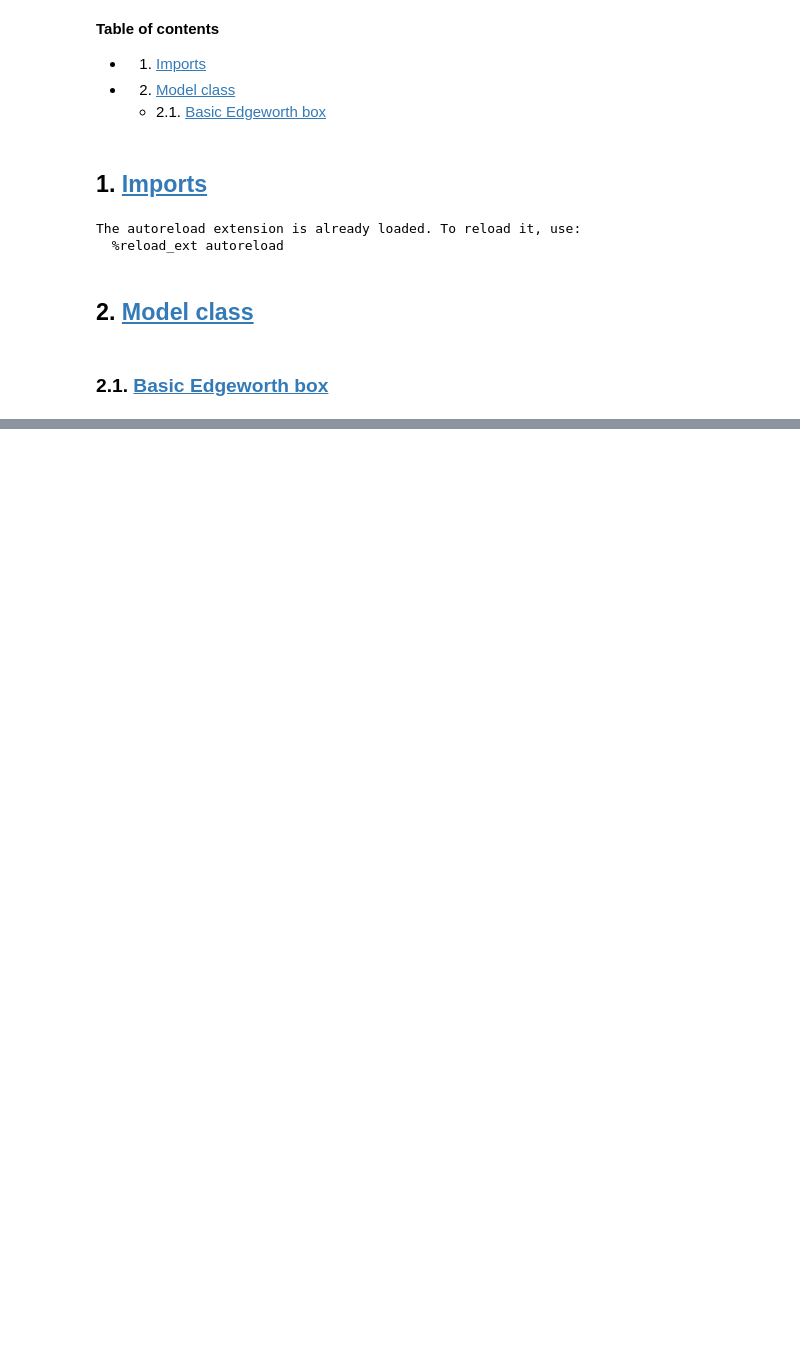
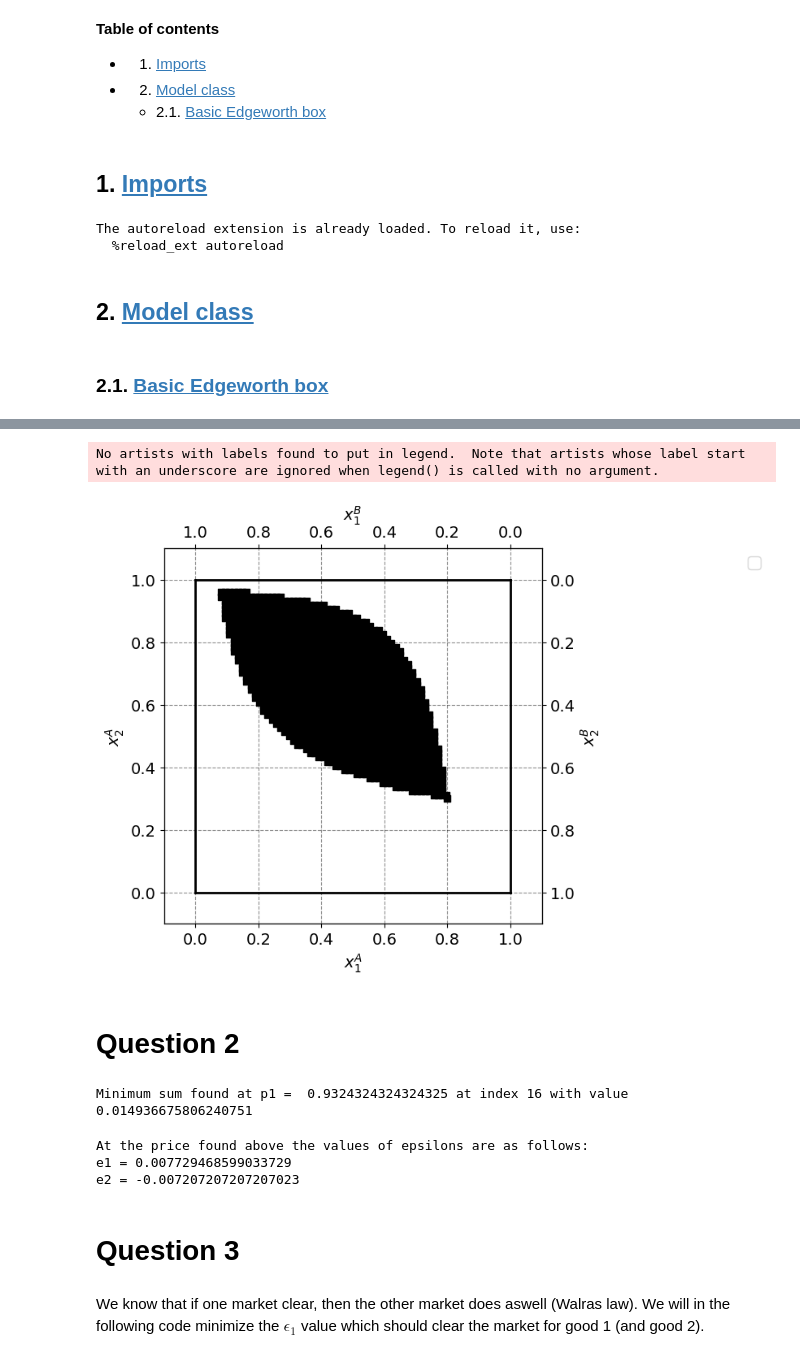
Before and after one commit to zth948/Jens-og-Simon, a Jupyter notebook: Projects/InauguralProject2024.ipynb, the cells around one changed output, grey strips where cells are left out. Saved outputs shown, nothing was run; the diff lists cells and outputs as text; code cells hidden in the pictures; blank space fills up the shorter version.

```diff
--- a/Projects/InauguralProject2024.ipynb
+++ b/Projects/InauguralProject2024.ipynb
@@ -103,0 +108,77 @@ ax_A.scatter(xa,xb,marker='s',color='red',label='endowment2')
+# %%
+par = model.par
+# a. total endowment
+w1bar = 1.0
+w2bar = 1.0
+
+# b. figure set up
+fig = plt.figure(frameon=False,figsize=(6,6), dpi=100)
+ax_A = fig.add_subplot(1, 1, 1)
+
+ax_A.set_xlabel("$x_1^A$")
+ax_A.set_ylabel("$x_2^A$")
+
+temp = ax_A.twinx()
+temp.set_ylabel("$x_2^B$")
+ax_B = temp.twiny()
+ax_B.set_xlabel("$x_1^B$")
+ax_B.invert_xaxis()
+ax_B.invert_yaxis()
+
+# Inserting out results in the Edgeworth Box
+for i in better_pairs:
+    ax_A.scatter(i[0],i[1],marker='s',color='black')
+
+ax_A.scatter(par.w1A,par.w2A,marker='s',color='black')
+
+# limits
+ax_A.plot([0,w1bar],[0,0],lw=2,color='black')
+ax_A.plot([0,w1bar],[w2bar,w2bar],lw=2,color='black')
+ax_A.plot([0,0],[0,w2bar],lw=2,color='black')
+ax_A.plot([w1bar,w1bar],[0,w2bar],lw=2,color='black')
+
+ax_A.set_xlim([-0.1, w1bar + 0.1])
+ax_A.set_ylim([-0.1, w2bar + 0.1])
+ax_B.set_xlim([w1bar + 0.1, -0.1])
+ax_B.set_ylim([w2bar + 0.1, -0.1])
+
+ax_A.legend(frameon=True,loc='upper right',bbox_to_anchor=(1.6,1.0));
+# %% [output]
+No artists with labels found to put in legend.  Note that artists whose label start with an underscore are ignored when legend() is called with no argument.
+[figure, added]
+# %% [markdown]
+# Question 2
+# %%
+# Make lists of epsilon
+eps1_list = []
+eps2_list = []
+#
+min_sum = 10000
+ind = 10000
+p1_2 = np.linspace(0.5,2.5,75)
+
+for i, k in enumerate(p1_2):
+    eps1, eps2 = model.check_market_clearing(k)
+
+    if abs(eps1) + abs(eps2) < min_sum:
+        ind = i
+        min_sum = abs(eps1) + abs(eps2)
+
+
+    eps1_list.append(eps1)
+    eps2_list.append(eps2)
+
+print("Minimum sum found at p1 = ",p1_2[ind], "at index", ind, "with value", abs(eps1_list[ind]) + abs(eps2_list[ind]))
+# %% [output]
+Minimum sum found at p1 =  0.9324324324324325 at index 16 with value 0.014936675806240751
+# %%
+print(f'At the price found above the values of epsilons are as follows: \ne1 = {eps1_list[ind]}')
+print(f'e2 = {eps2_list[ind]}')
+# %% [output]
+At the price found above the values of epsilons are as follows:
+e1 = 0.007729468599033729
+e2 = -0.007207207207207023
+# %% [markdown]
+# Question 3
+# %% [markdown]
+We know that if one market clear, then the other market does aswell (Walras law). We will in the following code minimize the $\epsilon_1$ value which should clear the market for good 1 (and good 2).
```
Also changed, not shown: parts of 14 cells of this notebook, 1 other file.
